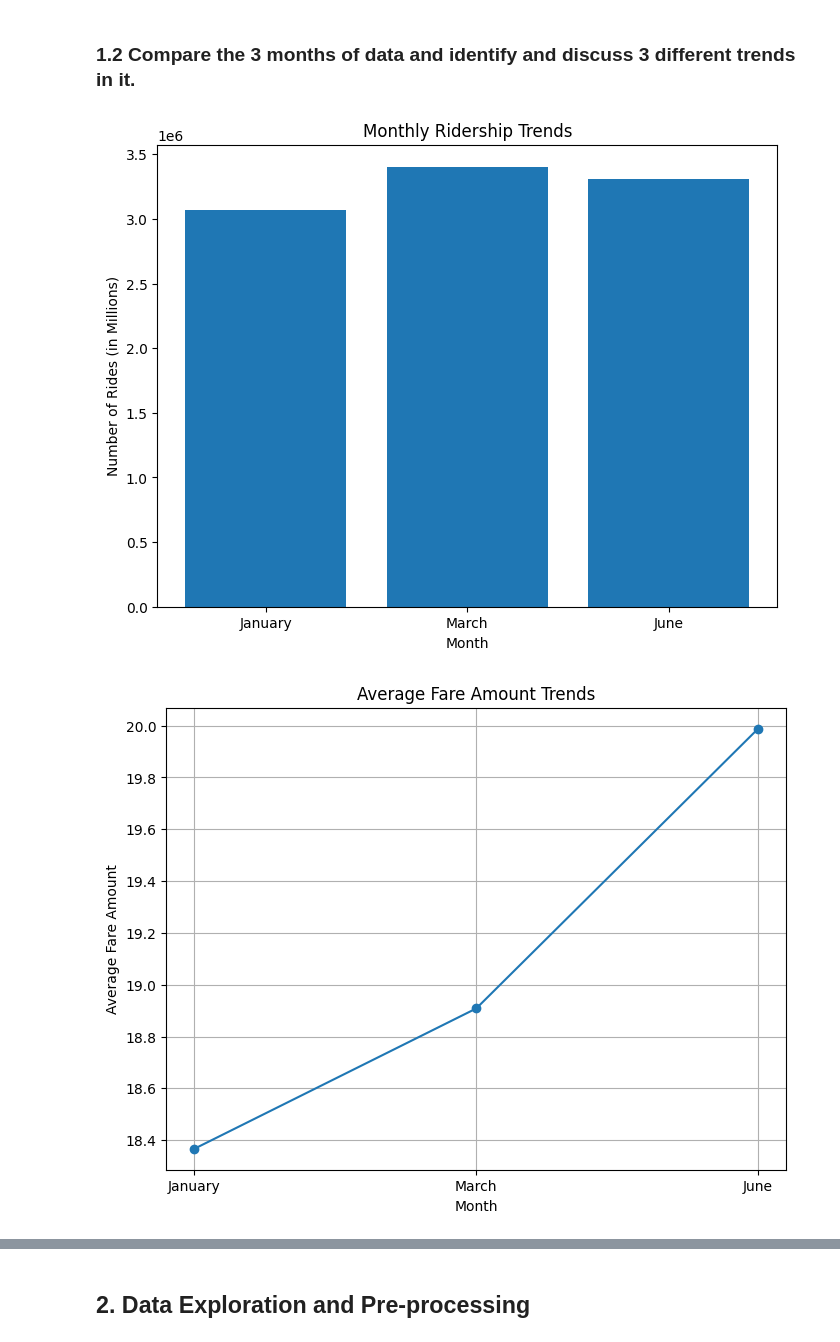
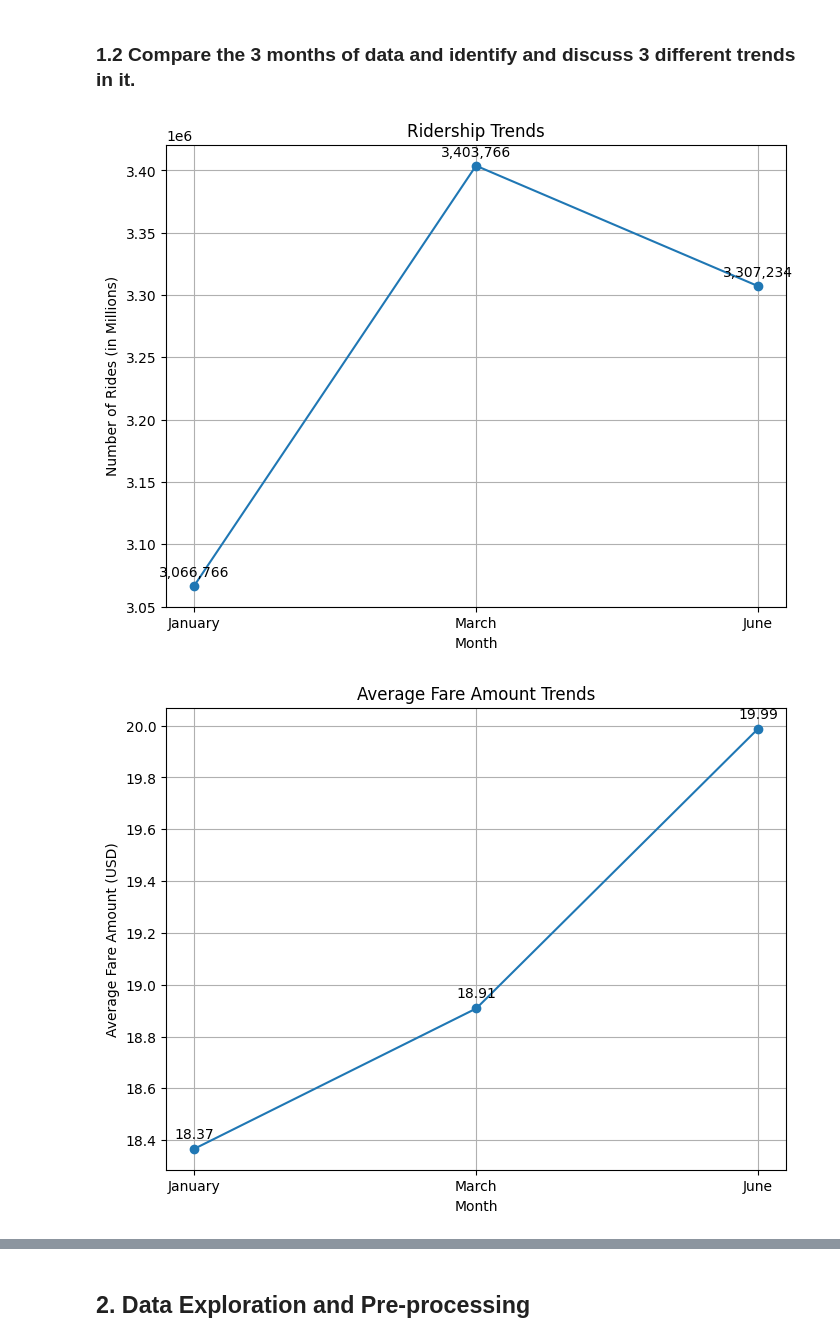
Before and after one commit to melbreaker/Taxi-Trip-Records-Data-Analysis, a Jupyter notebook: taxi-trip-records-data-analysis.ipynb, the cells around one changed output, grey strips where cells are left out. Cells and saved outputs as stored; diff of their text form; code cells hidden in the pictures.

```diff
--- a/taxi-trip-records-data-analysis.ipynb
+++ b/taxi-trip-records-data-analysis.ipynb
@@ -60,18 +60,25 @@ df_june.head()
 # %%
 import matplotlib.pyplot as plt
 
-# Trend 1: Monthly Ridership Trends
+# Trend 1: Ridership Trends
 monthly_ridership = [len(df_january), len(df_march), len(df_june)]
 months = ['January', 'March', 'June']
 
 plt.figure(figsize=(8, 6))
-plt.bar(months, monthly_ridership)
+plt.plot(months, monthly_ridership, marker='o')
 plt.xlabel('Month')
 plt.ylabel('Number of Rides (in Millions)')
-plt.title('Monthly Ridership Trends')
+plt.title('Ridership Trends')
+plt.grid()
+
+# Adding the number of rides on each marker
+for i, ridership in enumerate(monthly_ridership):
+    padding = 5000
+    plt.text(months[i], ridership + padding, f'{ridership:,}', ha='center', va='bottom')
+
 plt.show()
 # %% [output]
-[figure, old version]
+[figure, new version]
 # %%
 # Trend 2: Fare Amount Trends
 monthly_avg_fare = [df_january['fare_amount'].mean(), df_march['fare_amount'].mean(), df_june['fare_amount'].mean()]
@@ -79,10 +86,16 @@ monthly_avg_fare = [df_january['fare_amount'].mean(), df_march['fare_amount'].me
 plt.figure(figsize=(8, 6))
 plt.plot(months, monthly_avg_fare, marker='o')
 plt.xlabel('Month')
-plt.ylabel('Average Fare Amount')
+plt.ylabel('Average Fare Amount (USD)')
 plt.title('Average Fare Amount Trends')
 plt.grid()
+
+# Adding the average fare on each marker
+for i, avg_fare in enumerate(monthly_avg_fare):
+    padding = 0.03
+    plt.text(months[i], avg_fare + padding, f'{round(avg_fare, 2):,}', ha='center', va='bottom')
+
 plt.show()
 # %% [output]
-[figure, old version]
+[figure, new version]
 # %%
```
Also changed, not shown: parts of 4 cells of this notebook.
